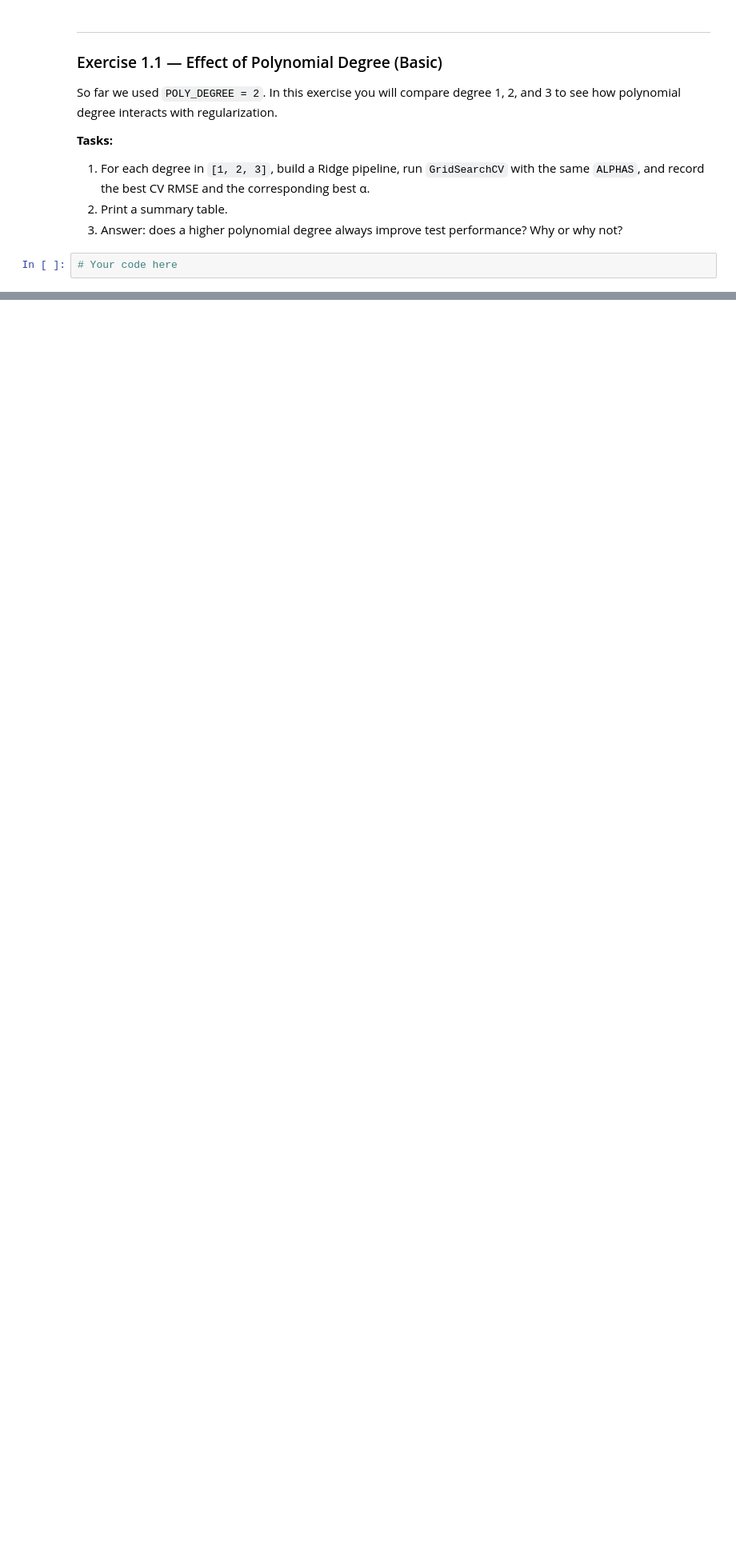
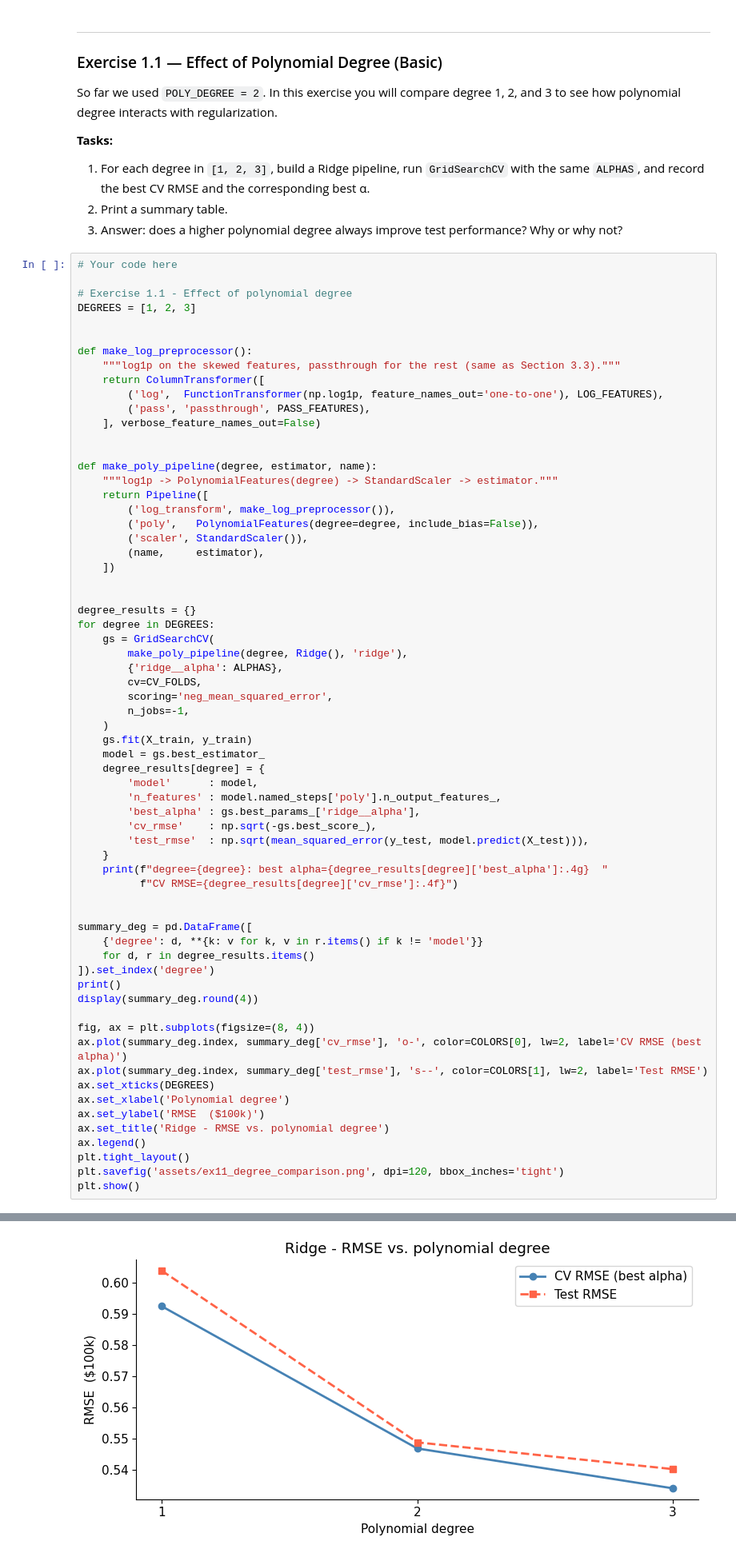
Before and after one commit to bapilco/Talleres, a Jupyter notebook: linear_regression.ipynb, the cells around one changed output, grey strips where cells are left out. Shown at 80% size. Drawn from its saved outputs; the diff is of its cells as text; blank space fills up the shorter version.

```diff
--- a/linear_regression.ipynb
+++ b/linear_regression.ipynb
@@ -770,3 +770,67 @@ So far we used `POLY_DEGREE = 2`. In this exercise you will compare degree 1, 2,
 3. Answer: does a higher polynomial degree always improve test performance? Why or why not?
 # %%
 # Your code here
+
+# Exercise 1.1 - Effect of polynomial degree
+DEGREES = [1, 2, 3]
+
+
+def make_log_preprocessor():
+    """log1p on the skewed features, passthrough for the rest (same as Section 3.3)."""
+    return ColumnTransformer([
+        ('log',  FunctionTransformer(np.log1p, feature_names_out='one-to-one'), LOG_FEATURES),
+        ('pass', 'passthrough', PASS_FEATURES),
+    ], verbose_feature_names_out=False)
+
+
+def make_poly_pipeline(degree, estimator, name):
+    """log1p -> PolynomialFeatures(degree) -> StandardScaler -> estimator."""
+    return Pipeline([
+        ('log_transform', make_log_preprocessor()),
+        ('poly',   PolynomialFeatures(degree=degree, include_bias=False)),
+        ('scaler', StandardScaler()),
+        (name,     estimator),
+    ])
+
+
+degree_results = {}
+for degree in DEGREES:
+    gs = GridSearchCV(
+        make_poly_pipeline(degree, Ridge(), 'ridge'),
+        {'ridge__alpha': ALPHAS},
+        cv=CV_FOLDS,
+        scoring='neg_mean_squared_error',
+        n_jobs=-1,
+    )
+    gs.fit(X_train, y_train)
+    model = gs.best_estimator_
+    degree_results[degree] = {
+        'model'      : model,
+        'n_features' : model.named_steps['poly'].n_output_features_,
+        'best_alpha' : gs.best_params_['ridge__alpha'],
+        'cv_rmse'    : np.sqrt(-gs.best_score_),
+        'test_rmse'  : np.sqrt(mean_squared_error(y_test, model.predict(X_test))),
+    }
+    print(f"degree={degree}: best alpha={degree_results[degree]['best_alpha']:.4g}  "
+          f"CV RMSE={degree_results[degree]['cv_rmse']:.4f}")
+
+
+summary_deg = pd.DataFrame([
+    {'degree': d, **{k: v for k, v in r.items() if k != 'model'}}
+    for d, r in degree_results.items()
+]).set_index('degree')
+print()
+display(summary_deg.round(4))
+
+fig, ax = plt.subplots(figsize=(8, 4))
+ax.plot(summary_deg.index, summary_deg['cv_rmse'], 'o-', color=COLORS[0], lw=2, label='CV RMSE (best alpha)')
+ax.plot(summary_deg.index, summary_deg['test_rmse'], 's--', color=COLORS[1], lw=2, label='Test RMSE')
+ax.set_xticks(DEGREES)
+ax.set_xlabel('Polynomial degree')
+ax.set_ylabel('RMSE  ($100k)')
+ax.set_title('Ridge - RMSE vs. polynomial degree')
+ax.legend()
+plt.tight_layout()
+plt.savefig('assets/ex11_degree_comparison.png', dpi=120, bbox_inches='tight')
+plt.show()
+# %% [output]
@@ -772,0 +845 @@ So far we used `POLY_DEGREE = 2`. In this exercise you will compare degree 1, 2,
+[figure, added]
```
Also changed, not shown: parts of 17 cells of this notebook, 1 other file.
